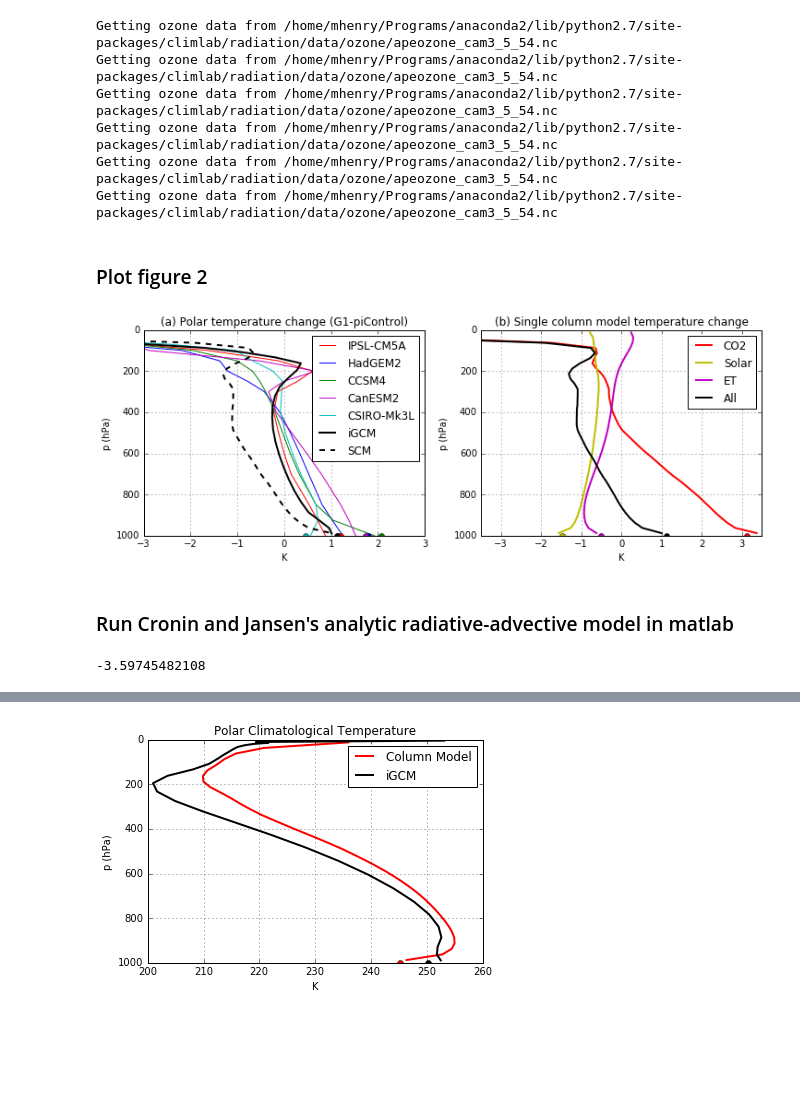
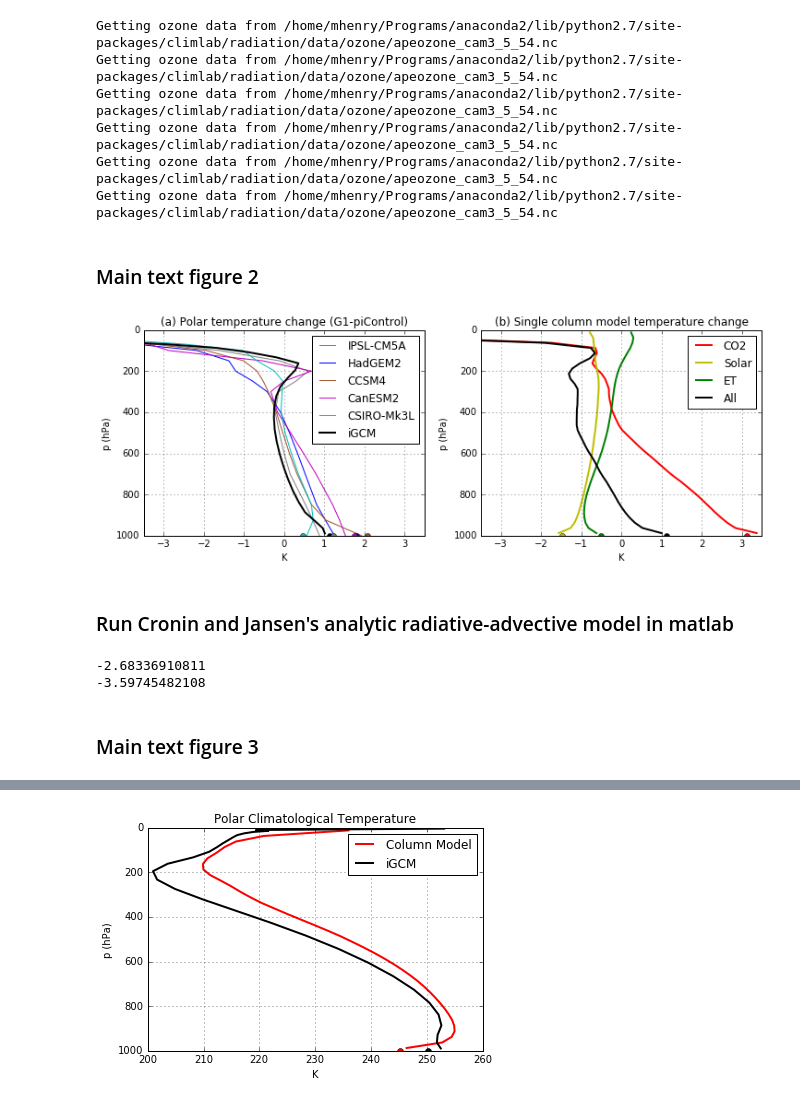
Before and after one commit to matthewjhenry/HM19_SRM, a Jupyter notebook: Henry and Merlis 2019 Solar Radiation Management.ipynb, the cells around one changed output, grey strips where cells are left out. Drawn from its saved outputs; the diff is of its cells as text; code cells hidden in the pictures; blank space fills up the shorter version.

```diff
--- a/Henry and Merlis 2019 Solar Radiation Management.ipynb
+++ b/Henry and Merlis 2019 Solar Radiation Management.ipynb
@@ -394,55 +292,51 @@ Getting ozone data from /home/mhenry/Programs/anaconda2/lib/python2.7/site-packa
 Getting ozone data from /home/mhenry/Programs/anaconda2/lib/python2.7/site-packages/climlab/radiation/data/ozone/apeozone_cam3_5_54.nc
 Getting ozone data from /home/mhenry/Programs/anaconda2/lib/python2.7/site-packages/climlab/radiation/data/ozone/apeozone_cam3_5_54.nc
 # %% [markdown]
-### Plot figure 2
+### Main text figure 2
 # %%
 fig = matplotlib.pyplot.gcf()
 fig.set_size_inches(12, 4)
 plt.subplot(1,2,1)
-plt.plot(plot_pole(ta_geo_IPSL-ta_pic_IPSL, lat_IPSL, lat_bound),plev_IPSL,'r', label='IPSL-CM5A', linewidth=1)
+plt.plot(plot_pole(ta_geo_IPSL-ta_pic_IPSL, lat_IPSL, lat_bound),plev_IPSL,'gray', label='IPSL-CM5A', linewidth=1)
 plt.plot(plot_pole(ta_geo_HadGEM-ta_pic_HadGEM, lat_HadGEM_int, lat_bound),plev_HadGEM,'b', label='HadGEM2', linewidth=1)
-plt.plot(plot_pole(ta_geo_CCSM-ta_pic_CCSM, lat_CCSM, lat_bound),plev_CCSM,'g', label='CCSM4', linewidth=1)
+plt.plot(plot_pole(ta_geo_CCSM-ta_pic_CCSM, lat_CCSM, lat_bound),plev_CCSM,'sienna', label='CCSM4', linewidth=1)
 plt.plot(plot_pole(ta_geo_CanESM-ta_pic_CanESM, lat_CanESM, lat_bound),plev_CanESM,'m', label='CanESM2', linewidth=1)
 plt.plot(plot_pole(ta_geo_CSIRO-ta_pic_CSIRO, lat_CSIRO, lat_bound),plev_CSIRO,'c', label='CSIRO-Mk3L', linewidth=1)
 plt.plot(plot_pole(srm.temp_diff,srm.lat_,lat_bound),co2.sig_*1000, 'k', label='iGCM',linewidth=2)
 plt.plot(mean_lat(srm.lat_[srm.lat_>lat_bound],srm.sat_diff[srm.lat_>lat_bound]), 1000, 'ko',markersize=6)
-plt.plot(mean_lat(lat_IPSL[lat_IPSL>lat_bound],ts_geo_IPSL[lat_IPSL>lat_bound]-ts_pic_IPSL[lat_IPSL>lat_bound]), 1000, 'ro',markersize=6)
+plt.plot(mean_lat(lat_IPSL[lat_IPSL>lat_bound],ts_geo_IPSL[lat_IPSL>lat_bound]-ts_pic_IPSL[lat_IPSL>lat_bound]), 1000, 'o', c='gray',markersize=6)
 plt.plot(mean_lat(lat_HadGEM[lat_HadGEM>lat_bound],ts_geo_HadGEM[lat_HadGEM>lat_bound]-ts_pic_HadGEM[lat_HadGEM>lat_bound]), 1000, 'bo',markersize=6)
-plt.plot(mean_lat(lat_CCSM[lat_CCSM>lat_bound],ts_geo_CCSM[lat_CCSM>lat_bound]-ts_pic_CCSM[lat_CCSM>lat_bound]), 1000, 'go',markersize=6)
+plt.plot(mean_lat(lat_CCSM[lat_CCSM>lat_bound],ts_geo_CCSM[lat_CCSM>lat_bound]-ts_pic_CCSM[lat_CCSM>lat_bound]), 1000, 'o', c='sienna',markersize=6)
 plt.plot(mean_lat(lat_CanESM[lat_CanESM>lat_bound],ts_geo_CanESM[lat_CanESM>lat_bound]-ts_pic_CanESM[lat_CanESM>lat_bound]), 1000, 'mo',markersize=6)
 plt.plot(mean_lat(lat_CSIRO[lat_CSIRO>lat_bound],ts_geo_CSIRO[lat_CSIRO>lat_bound]-ts_pic_CSIRO[lat_CSIRO>lat_bound]), 1000, 'co',markersize=6)
-plt.plot(model_srm.state['Tatm']-model.state['Tatm'],model.lev,'k--',label='SCM',linewidth=2)
-plt.plot(model_srm.state['Ts']-model.state['Ts'], 1000, 'ko',markersize=6)
 plt.title('(a) Polar temperature change (G1-piControl)')
 plt.xlabel('K')
 plt.ylabel('p (hPa)')
-plt.xlim([-3,3])
+plt.xlim([-3.5,3.5])
 lgd =plt.legend(loc='best')
 plt.gca().invert_yaxis()
 plt.grid()
 
 plt.subplot(1,2,2)
 plt.plot(model_co2.state['Tatm']-model.state['Tatm'],model.lev,c='r',label='CO2',linewidth=2)
 plt.plot(model_sol.state['Tatm']-model.state['Tatm'],model.lev,c='y',label='Solar',linewidth=2)
-# plt.plot(model_q.state['Tatm']-model.state['Tatm'],model.lev,c='b',label='Water Vapor',linewidth=2)
-plt.plot(model_ET.state['Tatm']-model.state['Tatm'],model.lev,c='m',label='ET',linewidth=2)
+plt.plot(model_ET.state['Tatm']-model.state['Tatm'],model.lev,c='g',label='ET',linewidth=2)
 plt.plot(model_srm.state['Tatm']-model.state['Tatm'],model.lev,c='k',label='All',linewidth=2)
 plt.plot(model_co2.state['Ts']-model.state['Ts'], 1000, 'ro',markersize=6)
 plt.plot(model_sol.state['Ts']-model.state['Ts'], 1000, 'yo',markersize=6)
-# plt.plot(model_q.state['Ts']-model.state['Ts'], 1000, 'bo',markersize=6)
-plt.plot(model_ET.state['Ts']-model.state['Ts'], 1000, 'mo',markersize=6)
+plt.plot(model_ET.state['Ts']-model.state['Ts'], 1000, 'go',markersize=6)
 plt.plot(model_srm.state['Ts']-model.state['Ts'], 1000, 'ko',markersize=6)
 plt.title('(b) Single column model temperature change')
 plt.xlabel('K')
 plt.ylabel('p (hPa)')
 plt.xlim([-3.5,3.5])
 lgd =plt.legend(bbox_to_anchor=(1, 1))
 plt.gca().invert_yaxis()
 plt.grid()
 plt.savefig('fig2.eps')
 plt.show()
 # %% [output]
-[figure, old version]
+[figure, new version]
 # %% [markdown]
 ### Run Cronin and Jansen's analytic radiative-advective model in matlab
 # %%
@@ -450,56 +344,48 @@ import pymatlab
 session = pymatlab.session_factory()
 mscript = """p=linspace(1000,0,100);
 [ T, Ts, olr , tau, I, F] =grae_w(p,3,1,30,150,1,2./7.,1,0);
-[ T_fa, Ts_fa, olr_fa , tau_fa, I_fa, F_fa] =grae_w(p,3,1,30,147,1,2./7.,1,0);
-[ T_fs, Ts_fs, olr_fs , tau_fs, I_fs, F_fs] =grae_w(p,3,1,23.65,150,1,2./7.,1,0);
-[ T_co2, Ts_co2, olr_co2 , tau_co2, I_co2, F_co2] =grae_w(p,3.5,1,30,150,1,2./7.,1,0);
-[ T_both, Ts_both, olr_both , tau_both, I_both, F_both] =grae_w(p,3.5,1,23.65,150,1,2./7.,1,0);
+[ T_fs, Ts_fs, olr_fs , tau_fs, I_fs, F_fs] =grae_w(p,3,1,27.3,150,1,2./7.,1,0);
+[ T_co2, Ts_co2, olr_co2 , tau_co2, I_co2, F_co2] =grae_w(p,3.2,1,30,150,1,2./7.,1,0);
 [ T_rad, Ts_rad, olr_rad , tau_rad, I_rad, F_rad] =grae_w(p,3,1,120,0,1,2./7.,1,0);
 [ T_rad_co2, Ts_rad_co2, olr_rad_co2 , tau_rad_co2, I_rad_co2, F_rad_co2] =grae_w(p,3.2,1,120,0,1,2./7.,1,0);
 [ T_rad_fs, Ts_rad_fs, olr_rad_fs , tau_rad_fs, I_rad_fs, F_rad_fs] =grae_w(p,3,1,116.4,0,1,2./7.,1,0);
-forc_tau0=integ_fr(Ts_rad, T_rad, 3.2, p)-olr_rad;
+forc_tau0_rad=integ_fr(Ts_rad, T_rad, 3.2, p)-olr_rad;
+forc_tau0=integ_fr(Ts, T, 3.2, p)-olr;
 """
 session.putvalue('MSCRIPT',mscript)
 session.run('eval(MSCRIPT)')
 p = session.getvalue('p')
 T = session.getvalue('T')
 T_fs = session.getvalue('T_fs')
-T_fa = session.getvalue('T_fa')
 T_co2 = session.getvalue('T_co2')
-T_both = session.getvalue('T_both')
 T_rad = session.getvalue('T_rad')
 T_rad_co2 = session.getvalue('T_rad_co2')
 T_rad_fs = session.getvalue('T_rad_fs')
 Ts = session.getvalue('Ts')
 Ts_fs = session.getvalue('Ts_fs')
-Ts_fa = session.getvalue('Ts_fa')
 Ts_co2 = session.getvalue('Ts_co2')
-Ts_both = session.getvalue('Ts_both')
 Ts_rad = session.getvalue('Ts_rad')
 Ts_rad_co2 = session.getvalue('Ts_rad_co2')
 Ts_rad_fs = session.getvalue('Ts_rad_fs')
 olr = session.getvalue('olr')
 olr_fs = session.getvalue('olr_fs')
-olr_fa = session.getvalue('olr_fa')
 olr_co2 = session.getvalue('olr_co2')
-olr_both = session.getvalue('olr_both')
 tau = session.getvalue('tau')
 tau_fs = session.getvalue('tau_fs')
-tau_fa = session.getvalue('tau_fa')
 tau_co2 = session.getvalue('tau_co2')
-tau_both = session.getvalue('tau_both')
 I = session.getvalue('I')
 I_fs = session.getvalue('I_fs')
-I_fa = session.getvalue('I_fa')
 I_co2 = session.getvalue('I_co2')
-I_both = session.getvalue('I_both')
 F = session.getvalue('F')
 F_fs = session.getvalue('F_fs')
-F_fa = session.getvalue('F_fa')
 F_co2 = session.getvalue('F_co2')
-F_both = session.getvalue('F_both')
 forc_tau0 = session.getvalue('forc_tau0')
+forc_tau0_rad = session.getvalue('forc_tau0_rad')
+
+print(forc_tau0)
+print(forc_tau0_rad)
+# %% [output]
+-2.68336910811
+-3.59745482108
-# %%
-print(forc_tau0)
-# %% [output]
--3.59745482108
+# %% [markdown]
+### Main text figure 3
```
Also changed, not shown: parts of 42 cells of this notebook.
